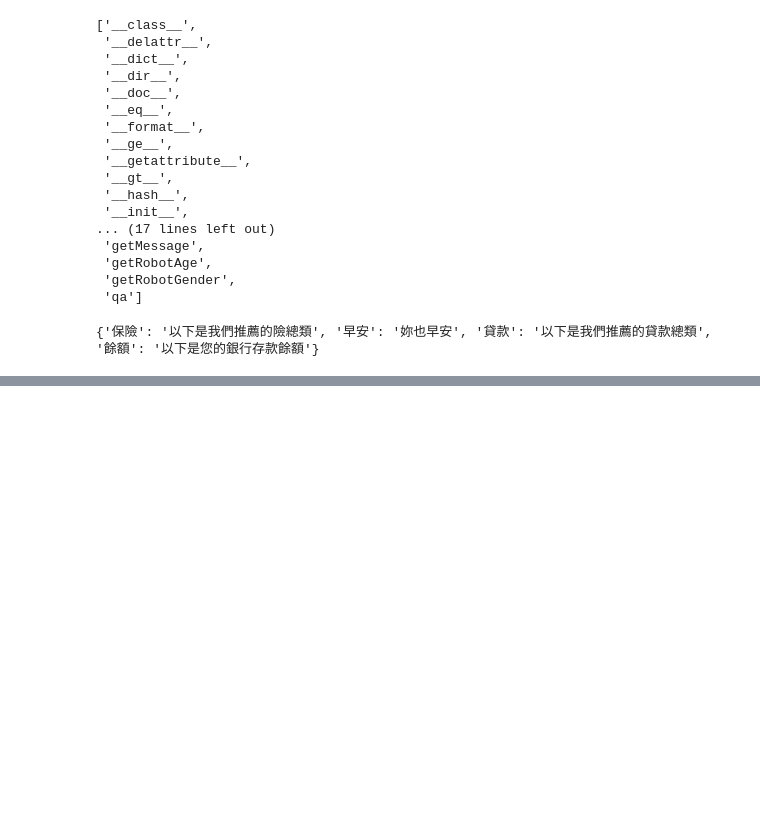
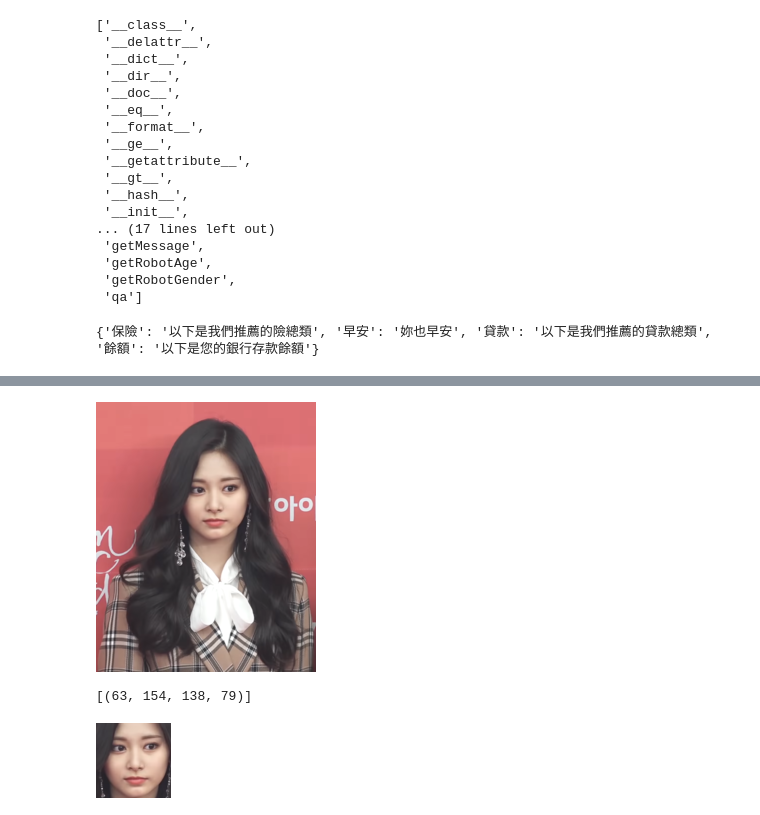
Before and after one commit to ywchiu/esunpy, a Jupyter notebook: Demo20200818.ipynb, the cells around one changed output, grey strips where cells are left out. Saved outputs shown, nothing was run; the diff lists cells and outputs as text; code cells hidden in the pictures; blank space fills up the shorter version.

```diff
--- a/Demo20200818.ipynb
+++ b/Demo20200818.ipynb
@@ -1123,0 +1281,6 @@ e.qa
+# %%
+from PIL import Image
+img = Image.open('220px-Chou_Tzuyu_at_the_Golden_Disc_Awards_2019.png')
+img
+# %% [output]
+[figure, added]
@@ -1123,0 +1291,4 @@ e.qa
+# %%
+face_locations
+# %% [output]
+[(63, 154, 138, 79)]
@@ -1123,0 +1297,6 @@ e.qa
+# %%
+y0, x1, y1, x0 = face_locations[0]
+cropped = img.crop((x0,y0,x1,y1))
+cropped
+# %% [output]
+[figure, added]
```
Also changed, not shown: parts of 34 cells of this notebook.
